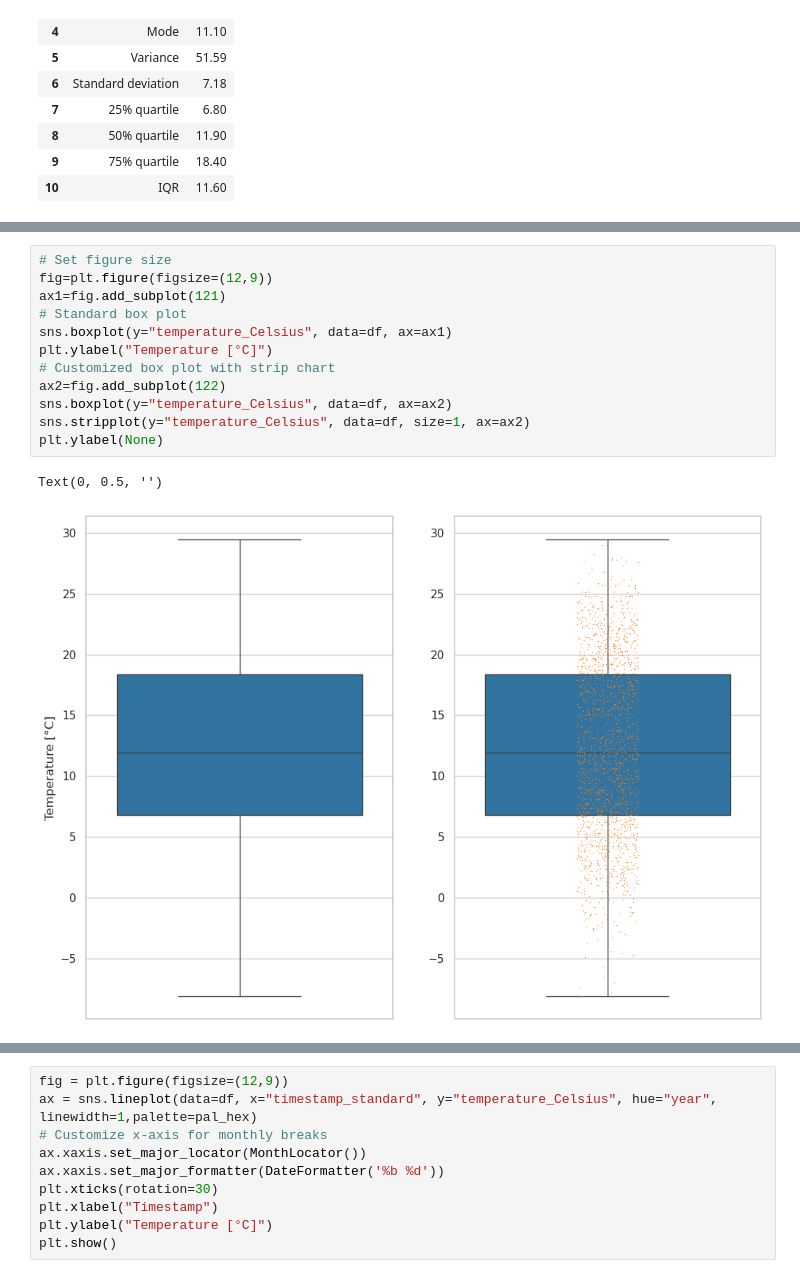
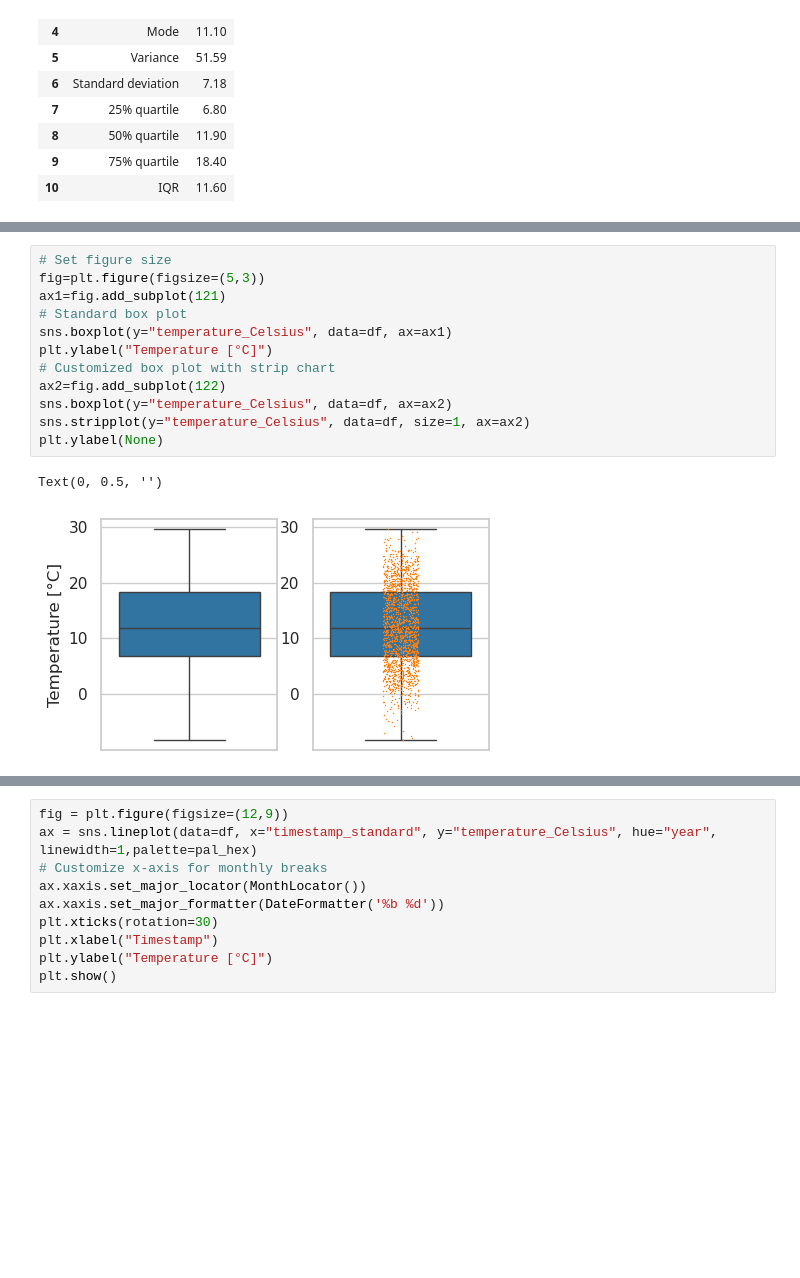
Before and after one commit to IUstudentAnna/explorative_data_analysis, a Jupyter notebook: explorative_data_analysis.ipynb, the cells around one changed output, grey strips where cells are left out. Saved outputs shown, nothing was run; the diff lists cells and outputs as text; blank space fills up the shorter version.

```diff
--- a/explorative_data_analysis.ipynb
+++ b/explorative_data_analysis.ipynb
@@ -81,16 +94,16 @@ Text(0.5, 0, 'Temperature [°C]')
 # %%
 # Set figure size
-fig=plt.figure(figsize=(12,9))
+fig=plt.figure(figsize=(5,3))
 ax1=fig.add_subplot(121)
 # Standard box plot
 sns.boxplot(y="temperature_Celsius", data=df, ax=ax1)
 plt.ylabel("Temperature [°C]")
 # Customized box plot with strip chart
 ax2=fig.add_subplot(122)
 sns.boxplot(y="temperature_Celsius", data=df, ax=ax2)
 sns.stripplot(y="temperature_Celsius", data=df, size=1, ax=ax2)
 plt.ylabel(None)
 # %% [output]
 Text(0, 0.5, '')
-[figure, old version]
+[figure, new version]
 # %%
```
Also changed, not shown: parts of 9 cells of this notebook.
